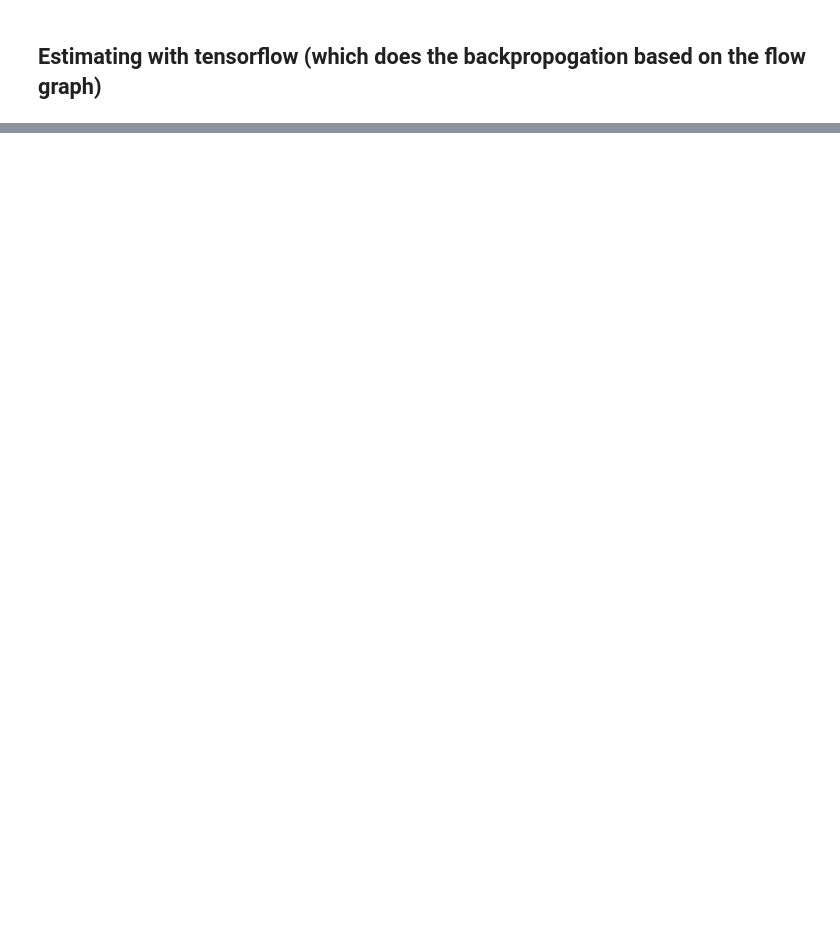
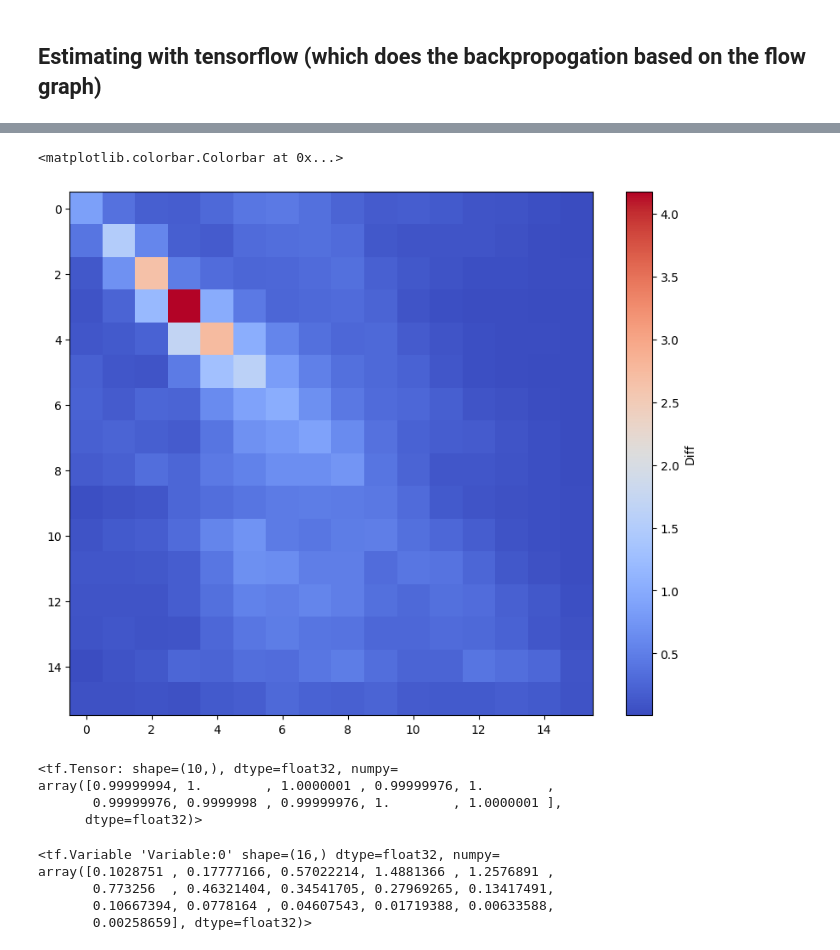
Before and after one commit to KnowledgeEdgeAI/PETs_for_Public_Health_Challenge, a Jupyter notebook: learnConsumptionDistribution.ipynb, the cells around one changed output, grey strips where cells are left out. Cells and saved outputs as stored; diff of their text form; code cells hidden in the pictures; blank space fills up the shorter version.

```diff
--- a/learnConsumptionDistribution.ipynb
+++ b/learnConsumptionDistribution.ipynb
@@ -528,0 +220,22 @@ plt.show()
+# %%
+plt.figure(figsize=(10, 8))
+plt.imshow(contact_others, cmap = 'coolwarm', interpolation='none')
+plt.colorbar(label = 'Diff')
+# %% [output]
+<matplotlib.colorbar.Colorbar at 0x...>
+[figure, added]
+# %%
+tf.reduce_sum(W, axis = 1)
+# %% [output]
+<tf.Tensor: shape=(10,), dtype=float32, numpy=
+array([0.99999994, 1.        , 1.0000001 , 0.99999976, 1.        ,
+       0.99999976, 0.9999998 , 0.99999976, 1.        , 1.0000001 ],
+      dtype=float32)>
+# %%
+P_var
+# %% [output]
+<tf.Variable 'Variable:0' shape=(16,) dtype=float32, numpy=
+array([0.1028751 , 0.17777166, 0.57022214, 1.4881366 , 1.2576891 ,
+       0.773256  , 0.46321404, 0.34541705, 0.27969265, 0.13417491,
+       0.10667394, 0.0778164 , 0.04607543, 0.01719388, 0.00633588,
+       0.00258659], dtype=float32)>
```
Also changed, not shown: parts of 40 cells of this notebook, 3 other files.
